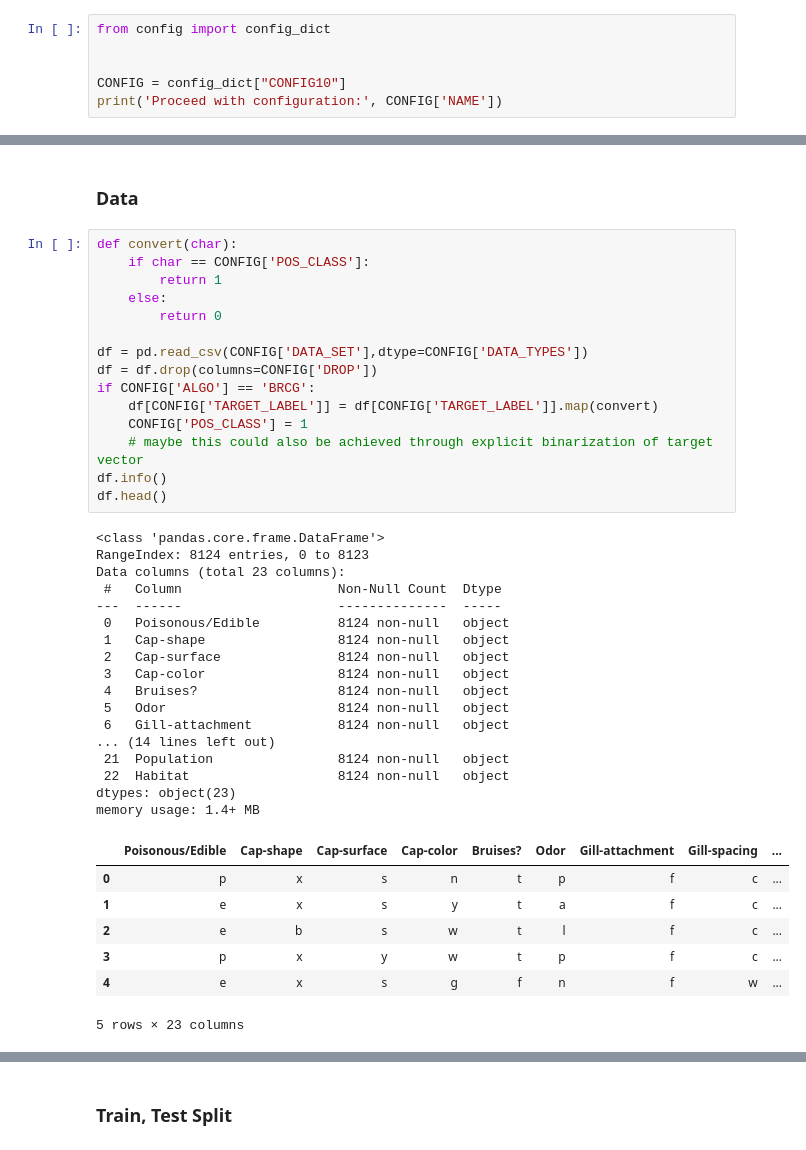
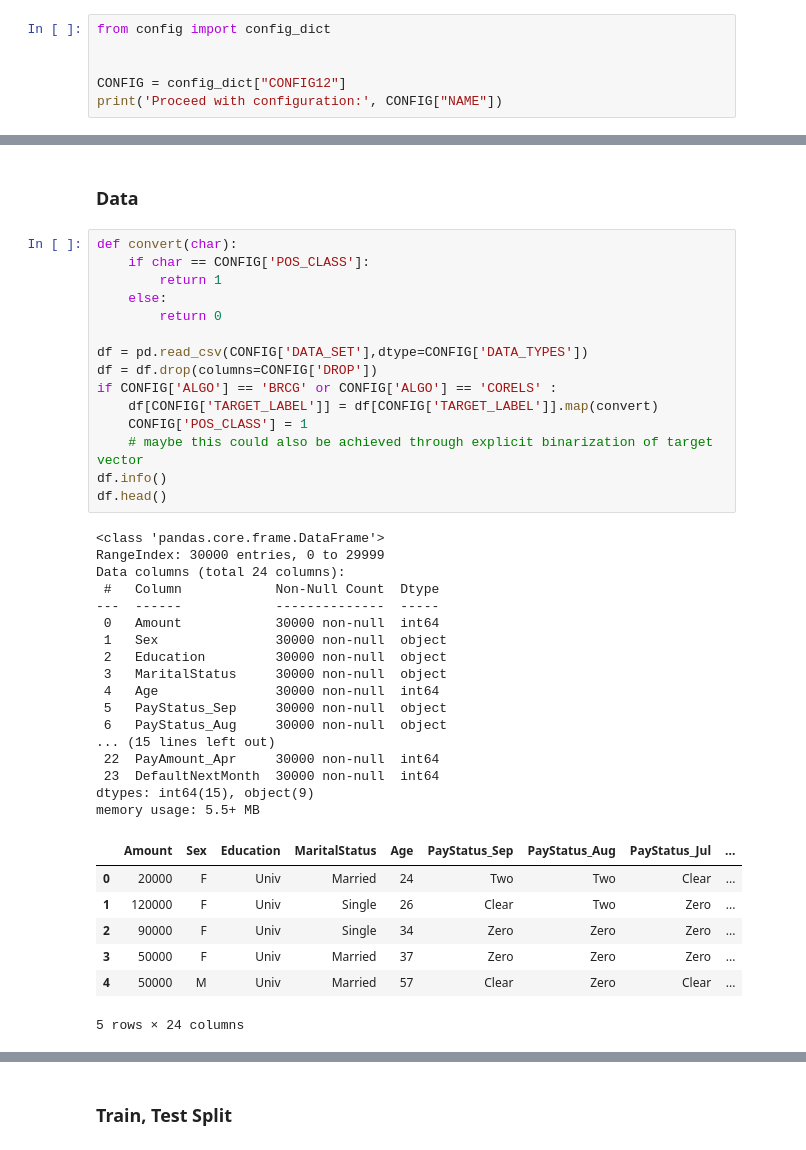
Before and after one commit to IBM/rulebenchmark, a Jupyter notebook: unified-experiments/rule-mining.ipynb, the cells around one changed output, grey strips where cells are left out. Cells and saved outputs as stored; diff of their text form.

```diff
--- a/unified-experiments/rule-mining.ipynb
+++ b/unified-experiments/rule-mining.ipynb
@@ -14,6 +14,6 @@ Continuoulsy refined.
 from config import config_dict
 
 
-CONFIG = config_dict["CONFIG10"]
-print('Proceed with configuration:', CONFIG['NAME'])
+CONFIG = config_dict["CONFIG12"]
+print('Proceed with configuration:', CONFIG["NAME"])
 # %% [output]
@@ -59,43 +61,43 @@ if CONFIG['ALGO'] == 'CORELS':
 # %%
 def convert(char):
     if char == CONFIG['POS_CLASS']:
         return 1
     else:
         return 0
 
 df = pd.read_csv(CONFIG['DATA_SET'],dtype=CONFIG['DATA_TYPES'])
 df = df.drop(columns=CONFIG['DROP'])
-if CONFIG['ALGO'] == 'BRCG':
+if CONFIG['ALGO'] == 'BRCG' or CONFIG['ALGO'] == 'CORELS' :
     df[CONFIG['TARGET_LABEL']] = df[CONFIG['TARGET_LABEL']].map(convert)
     CONFIG['POS_CLASS'] = 1
     # maybe this could also be achieved through explicit binarization of target vector
 df.info()
 df.head()
 # %% [output]
 <class 'pandas.core.frame.DataFrame'>
-RangeIndex: 8124 entries, 0 to 8123
-Data columns (total 23 columns):
- #   Column                    Non-Null Count  Dtype
----  ------                    --------------  -----
- 0   Poisonous/Edible          8124 non-null   object
- 1   Cap-shape                 8124 non-null   object
- 2   Cap-surface               8124 non-null   object
- 3   Cap-color                 8124 non-null   object
- 4   Bruises?                  8124 non-null   object
- 5   Odor                      8124 non-null   object
- 6   Gill-attachment           8124 non-null   object
-... (14 lines left out)
- 21  Population                8124 non-null   object
- 22  Habitat                   8124 non-null   object
-dtypes: object(23)
-memory usage: 1.4+ MB
+RangeIndex: 30000 entries, 0 to 29999
+Data columns (total 24 columns):
+ #   Column            Non-Null Count  Dtype
+---  ------            --------------  -----
+ 0   Amount            30000 non-null  int64
+ 1   Sex               30000 non-null  object
+ 2   Education         30000 non-null  object
+ 3   MaritalStatus     30000 non-null  object
+ 4   Age               30000 non-null  int64
+ 5   PayStatus_Sep     30000 non-null  object
+ 6   PayStatus_Aug     30000 non-null  object
+... (15 lines left out)
+ 22  PayAmount_Apr     30000 non-null  int64
+ 23  DefaultNextMonth  30000 non-null  int64
+dtypes: int64(15), object(9)
+memory usage: 5.5+ MB
-|  | Poisonous/Edible | Cap-shape | Cap-surface | Cap-color | Bruises? | Odor | Gill-attachment | Gill-spacing | ... |
-| 0 | p | x | s | n | t | p | f | c | ... |
-| 1 | e | x | s | y | t | a | f | c | ... |
-| 2 | e | b | s | w | t | l | f | c | ... |
-| 3 | p | x | y | w | t | p | f | c | ... |
-| 4 | e | x | s | g | f | n | f | w | ... |
+|  | Amount | Sex | Education | MaritalStatus | Age | PayStatus_Sep | PayStatus_Aug | PayStatus_Jul | ... |
+| 0 | 20000 | F | Univ | Married | 24 | Two | Two | Clear | ... |
+| 1 | 120000 | F | Univ | Single | 26 | Clear | Two | Zero | ... |
+| 2 | 90000 | F | Univ | Single | 34 | Zero | Zero | Zero | ... |
+| 3 | 50000 | F | Univ | Married | 37 | Zero | Zero | Zero | ... |
+| 4 | 50000 | M | Univ | Married | 57 | Clear | Zero | Clear | ... |
-5 rows × 23 columns
+5 rows × 24 columns
 # %%
 if CONFIG['TYPE'] == 'BINARY':
     print(df[CONFIG['TARGET_LABEL']].value_counts())
```
Also changed, not shown: parts of 11 cells of this notebook, 2 other files.
